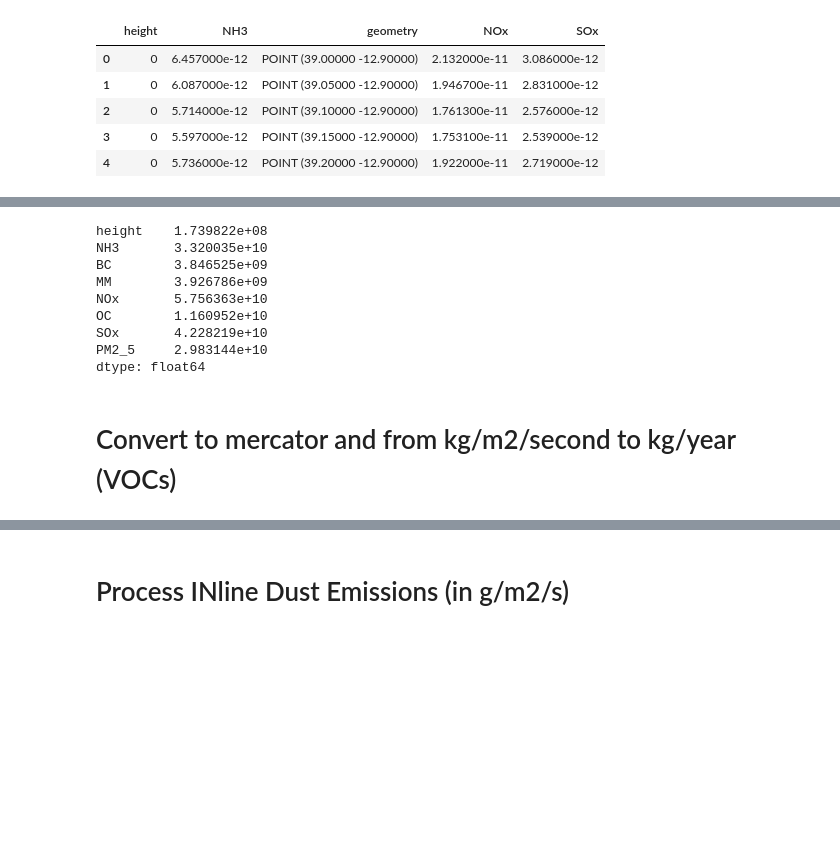
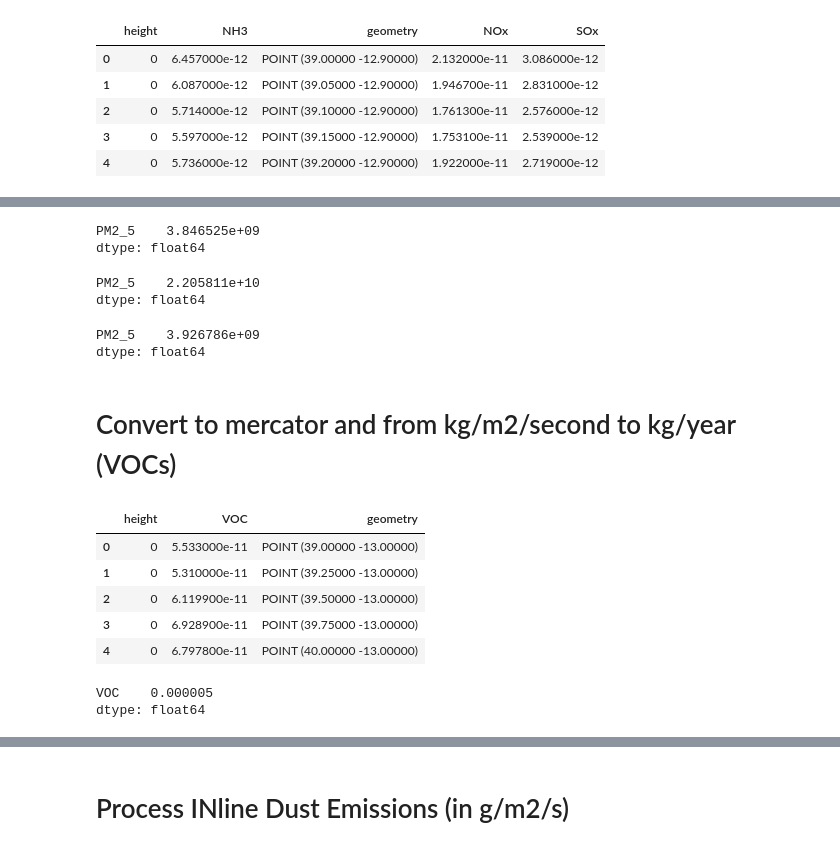
Before and after one commit to lrojasm407/PAVITRA, a Jupyter notebook: Process Emission Files V3 - Year .ipynb, the cells around one changed output, grey strips where cells are left out. Drawn from its saved outputs; the diff is of its cells as text; code cells hidden in the pictures; blank space fills up the shorter version.

```diff
--- a/Process Emission Files V3 - Year .ipynb
+++ b/Process Emission Files V3 - Year .ipynb
@@ -189,14 +199,35 @@ Pollutants_gdf = gpd.read_file('Processed_Emissions_2019_Pavitra/NH3_NOx_SOx_PM2
-# %%
-Pollutants_gdf.sum()
-# %% [output]
-height    1.739822e+08
-NH3       3.320035e+10
-BC        3.846525e+09
-MM        3.926786e+09
-NOx       5.756363e+10
-OC        1.160952e+10
-SOx       4.228219e+10
-PM2_5     2.983144e+10
-dtype: float64
+# %%
+BC_gdf = gpd.read_file('Processed_Emissions_2019_Pavitra/BC_PM2_5_2019_ground_elevated_mercator_kg_year.shp')
+BC_gdf[['PM2_5']].sum()
+# %% [output]
+PM2_5    3.846525e+09
+dtype: float64
+# %%
+MM_gdf = gpd.read_file('Processed_Emissions_2019_Pavitra/OC_PM2_5_2019_ground_elevated_mercator_kg_year.shp')
+MM_gdf[['PM2_5']].sum()
+# %% [output]
+PM2_5    2.205811e+10
+dtype: float64
+# %%
+OC_gdf = gpd.read_file('Processed_Emissions_2019_Pavitra/MM_PM2_5_2019_ground_elevated_mercator_kg_year.shp')
+OC_gdf[['PM2_5']].sum()
+# %% [output]
+PM2_5    3.926786e+09
+dtype: float64
 # %% [markdown]
 # Convert to mercator and from kg/m2/second to kg/year (VOCs)
+# %%
+VOC_gdf = gpd.read_file('Processed_Emissions_2019_Pavitra/2015_VOC_ground_elevated.shp')
+VOC_gdf.head()
+# %% [output]
+|  | height | VOC | geometry |
+| 0 | 0 | 5.533000e-11 | POINT (39.00000 -13.00000) |
+| 1 | 0 | 5.310000e-11 | POINT (39.25000 -13.00000) |
+| 2 | 0 | 6.119900e-11 | POINT (39.50000 -13.00000) |
+| 3 | 0 | 6.928900e-11 | POINT (39.75000 -13.00000) |
+| 4 | 0 | 6.797800e-11 | POINT (40.00000 -13.00000) |
+# %%
+VOC_gdf[['VOC']].sum()
+# %% [output]
+VOC    0.000005
+dtype: float64
```
Also changed, not shown: parts of 25 cells of this notebook, 2 other files.
